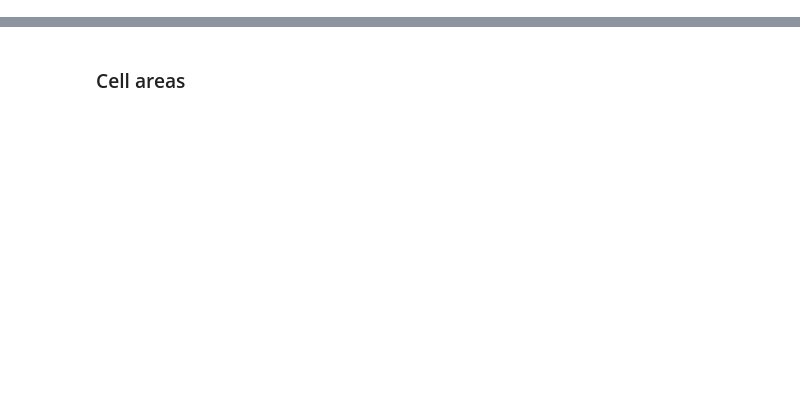
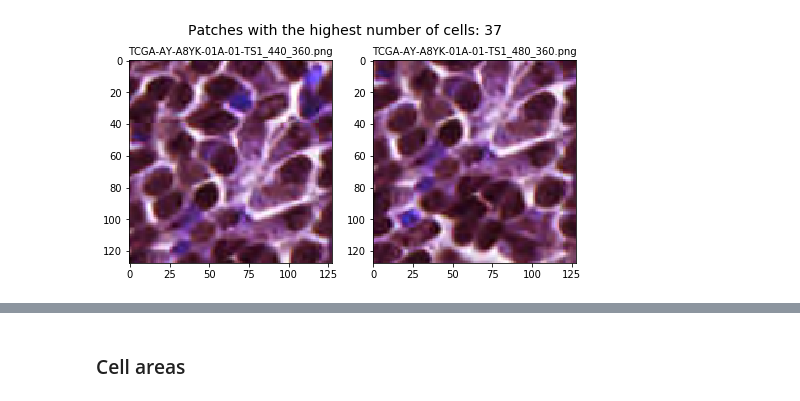
Before and after one commit to trnal/dp3-python-shared, a Jupyter notebook: visualizations/statistics.ipynb, the cells around one changed output, grey strips where cells are left out. Cells and saved outputs as stored; diff of their text form; code cells hidden in the pictures; blank space fills up the shorter version.

```diff
--- a/visualizations/statistics.ipynb
+++ b/visualizations/statistics.ipynb
@@ -64,0 +69,13 @@ plt.bar(unique[20:], counts[20:])
+# %%
+max_indices = np.where(numbers == numbers.max())
+num_subplots = len(max_indices[0])
+fig = plt.figure(figsize=(num_subplots*4, 4))
+fig.suptitle('Patches with the highest number of cells: ' + str(int(numbers.max())), fontsize=14)
+
+for i, idx in enumerate(max_indices[0]):
+    patch = cv2.imread(TRAIN_IMG_PATH + names[idx])
+    ax = fig.add_subplot(1, num_subplots, i+1)
+    ax.set_title(names[idx], fontdict={'fontsize': 10})
+    plt.imshow(patch)
+# %% [output]
+[figure, added]
```
Also changed, not shown: parts of 51 cells of this notebook, 21 other files.
